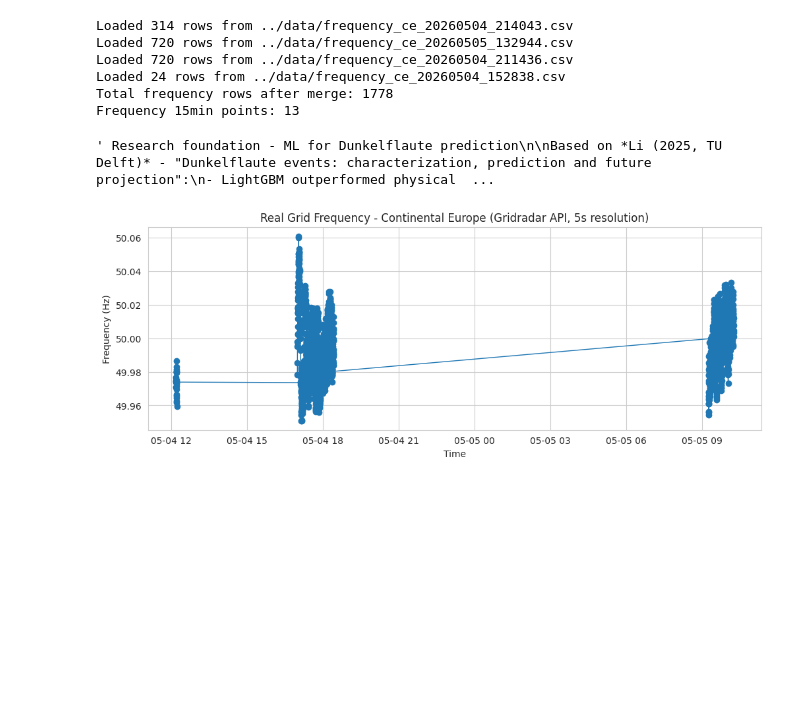
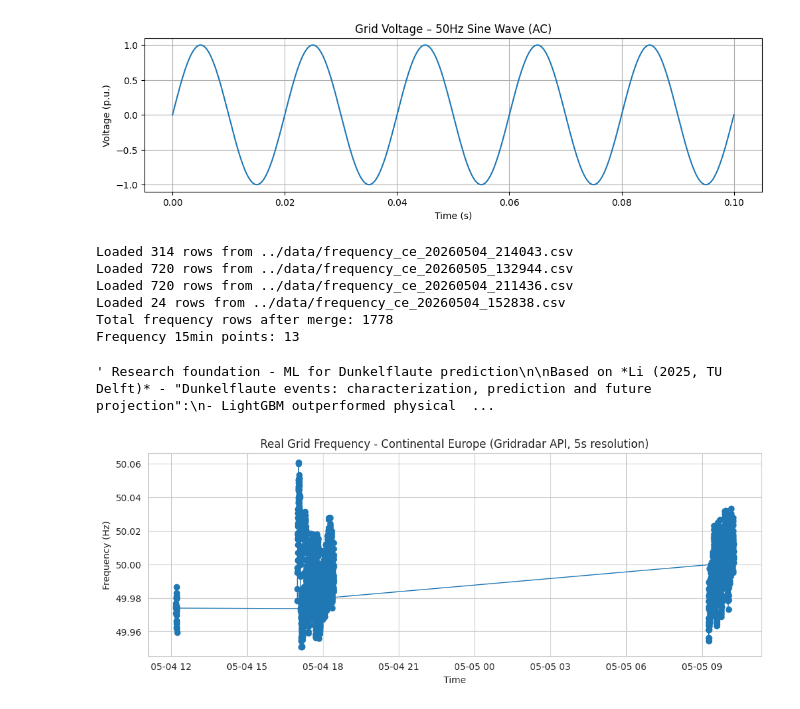
Before and after one commit to eliyahudahan/enumkraft, a Jupyter notebook: notebooks/02_swing_with_freq.ipynb, the cells around one changed output. Drawn from its saved outputs; the diff is of its cells as text; code cells hidden in the pictures; blank space fills up the shorter version.

Commit message:
feat: add sine wave visualization (50Hz), prepare for deep dive

```diff
--- a/notebooks/02_swing_with_freq.ipynb
+++ b/notebooks/02_swing_with_freq.ipynb
@@ -1,3 +1,20 @@
+# %%
+# 0. Visualize grid voltage (sine wave at 50Hz)
+import numpy as np
+import matplotlib.pyplot as plt
+
+t = np.linspace(0, 0.1, 1000)          # 0.1 second (10 cycles)
+voltage = np.sin(2 * np.pi * 50 * t)   # 50 Hz sine wave
+
+plt.figure(figsize=(12,3))
+plt.plot(t, voltage)
+plt.title("Grid Voltage – 50Hz Sine Wave (AC)")
+plt.xlabel("Time (s)")
+plt.ylabel("Voltage (p.u.)")
+plt.grid(True)
+plt.show()
+# %% [output]
+[figure, added]
 # %%
 import pandas as pd
 import seaborn as sns
```
